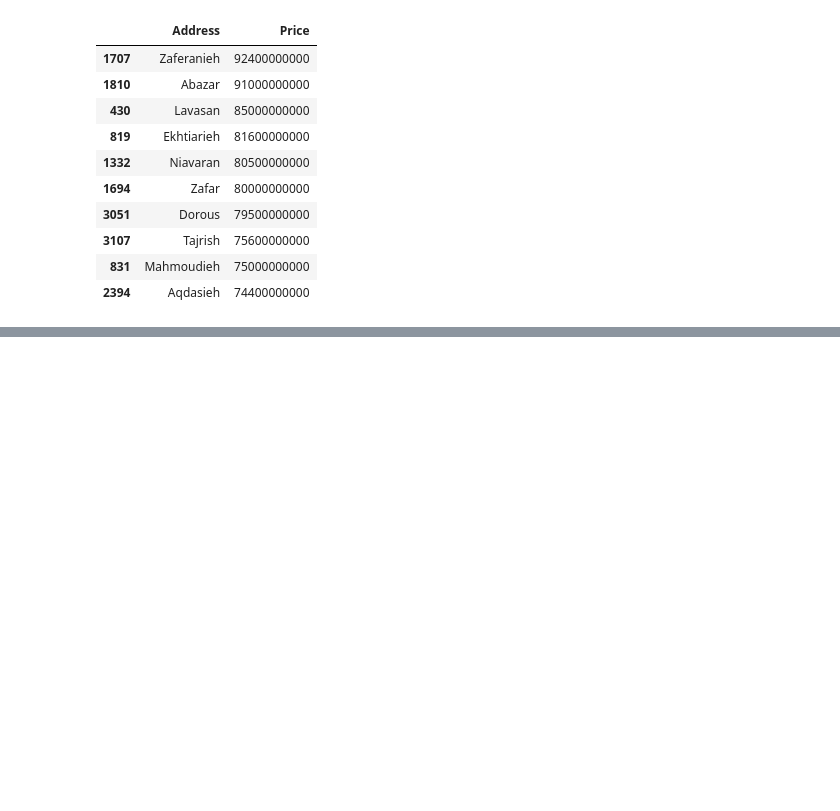
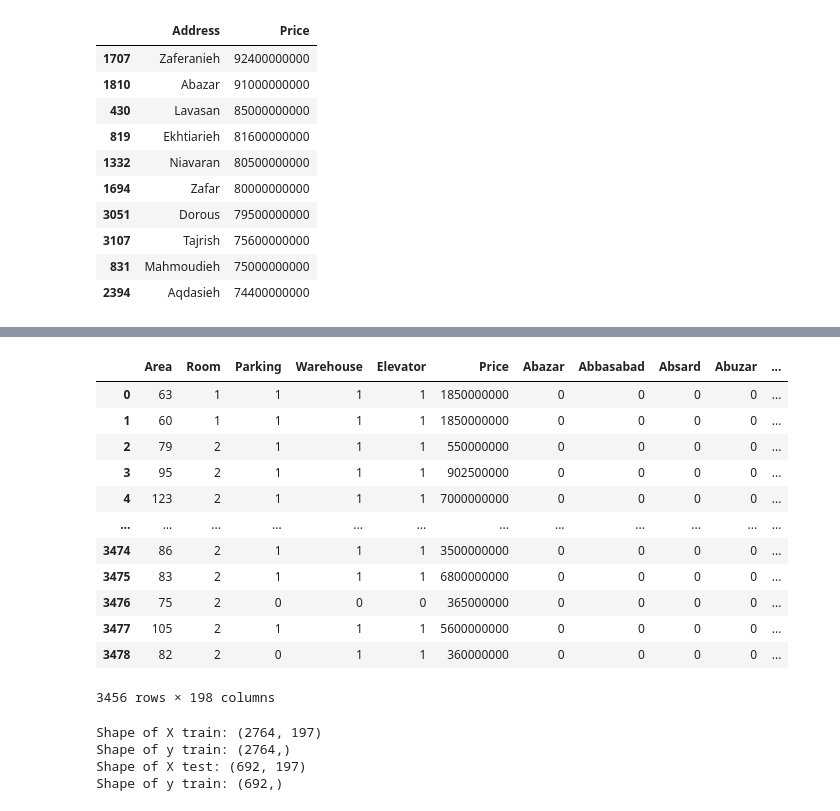
Before and after one commit to aminshaker/house_price_prediction, a Jupyter notebook: tehran-house-price-prediction.ipynb, the cells around one changed output, grey strips where cells are left out. Drawn from its saved outputs; the diff is of its cells as text; code cells hidden in the pictures; blank space fills up the shorter version.

```diff
--- a/tehran-house-price-prediction.ipynb
+++ b/tehran-house-price-prediction.ipynb
@@ -371,0 +486,35 @@ df.sort_values('Price', ascending=False)[['Address', 'Price']].head(10)
+# %%
+address_dummy = pd.get_dummies(df.Address).astype('int64')
+
+df_final = df.merge(address_dummy, left_index=True, right_index=True)
+df_final.drop('Address', axis=1, inplace=True)
+df_final
+# %% [output]
+|  | Area | Room | Parking | Warehouse | Elevator | Price | Abazar | Abbasabad | Absard | Abuzar | ... |
+| 0 | 63 | 1 | 1 | 1 | 1 | 1850000000 | 0 | 0 | 0 | 0 | ... |
+| 1 | 60 | 1 | 1 | 1 | 1 | 1850000000 | 0 | 0 | 0 | 0 | ... |
+| 2 | 79 | 2 | 1 | 1 | 1 | 550000000 | 0 | 0 | 0 | 0 | ... |
+| 3 | 95 | 2 | 1 | 1 | 1 | 902500000 | 0 | 0 | 0 | 0 | ... |
+| 4 | 123 | 2 | 1 | 1 | 1 | 7000000000 | 0 | 0 | 0 | 0 | ... |
+| ... | ... | ... | ... | ... | ... | ... | ... | ... | ... | ... | ... |
+| 3474 | 86 | 2 | 1 | 1 | 1 | 3500000000 | 0 | 0 | 0 | 0 | ... |
+| 3475 | 83 | 2 | 1 | 1 | 1 | 6800000000 | 0 | 0 | 0 | 0 | ... |
+| 3476 | 75 | 2 | 0 | 0 | 0 | 365000000 | 0 | 0 | 0 | 0 | ... |
+| 3477 | 105 | 2 | 1 | 1 | 1 | 5600000000 | 0 | 0 | 0 | 0 | ... |
+| 3478 | 82 | 2 | 0 | 1 | 1 | 360000000 | 0 | 0 | 0 | 0 | ... |
+3456 rows × 198 columns
+# %%
+X = df_final.drop(columns = 'Price')
+y = df_final['Price']
+
+X_train, X_test, y_train, y_test = train_test_split(X, y, test_size = 0.2, random_state = 0)
+
+print(f"Shape of X train: {X_train.shape}")
+print(f"Shape of y train: {y_train.shape}")
+print(f"Shape of X test: {X_test.shape}")
+print(f"Shape of y train: {y_test.shape}")
+# %% [output]
+Shape of X train: (2764, 197)
+Shape of y train: (2764,)
+Shape of X test: (692, 197)
+Shape of y train: (692,)
```
Also changed, not shown: parts of 23 cells of this notebook.
